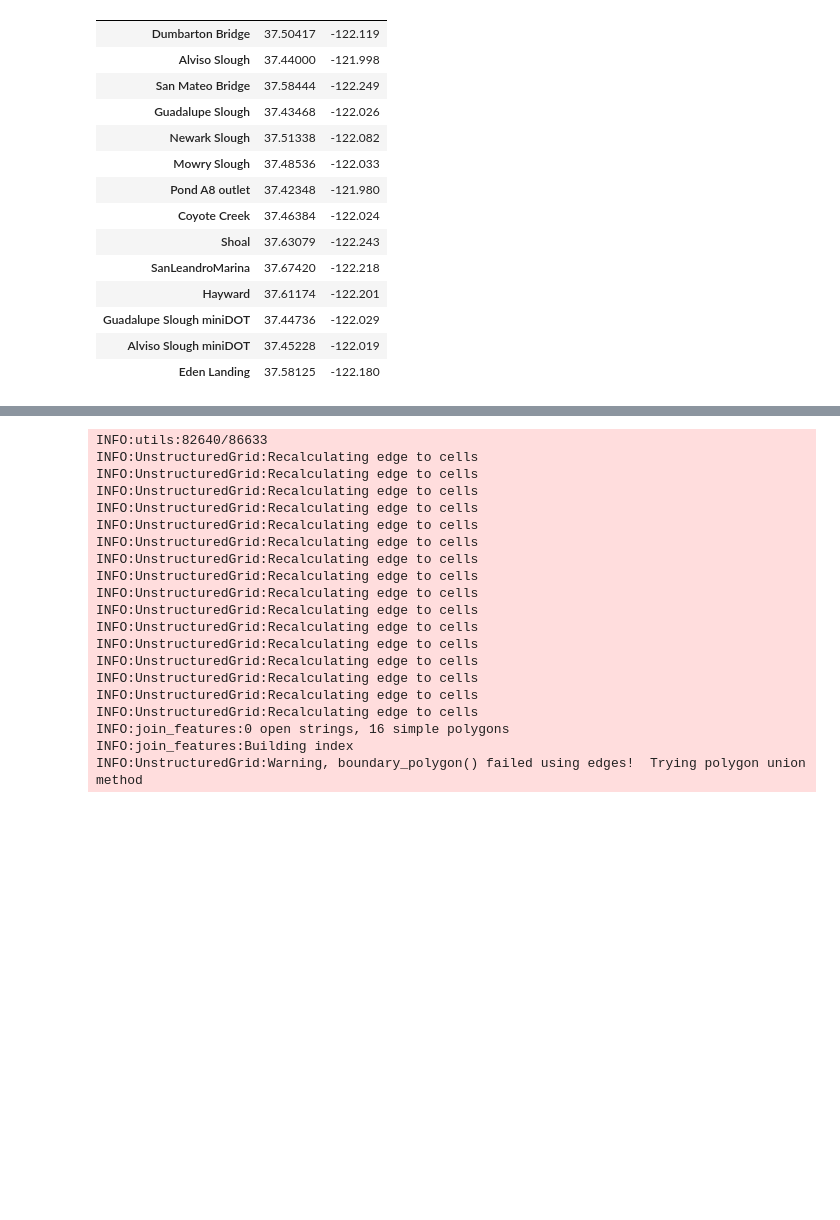
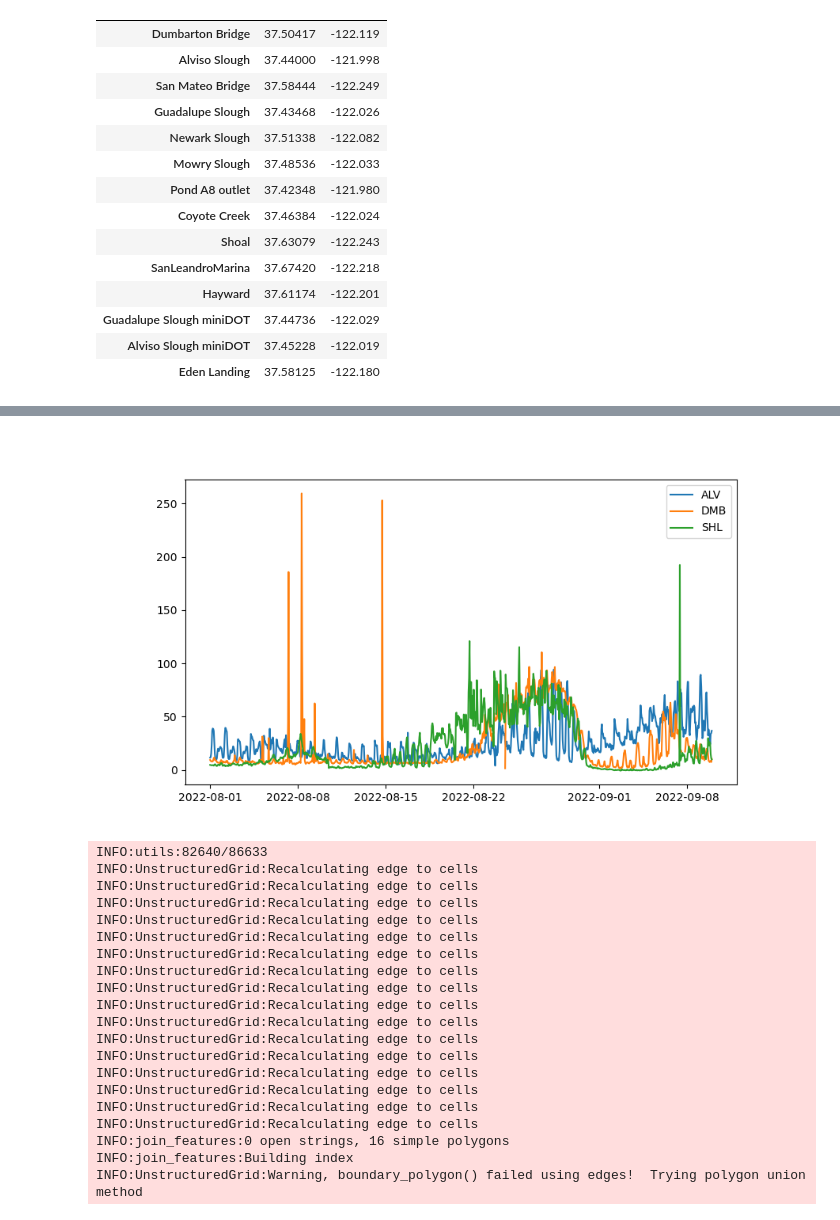
Before and after one commit to rustychris/wy2022_bloom, a Jupyter notebook: bloom_lagrangian_zoop_etal_opt_20260729.ipynb, the cells around one changed output, grey strips where cells are left out. Cells and saved outputs as stored; diff of their text form; code cells hidden in the pictures; blank space fills up the shorter version.

```diff
--- a/bloom_lagrangian_zoop_etal_opt_20260729.ipynb
+++ b/bloom_lagrangian_zoop_etal_opt_20260729.ipynb
@@ -104,3 +237,24 @@ df_mooring = df_SHL
+# %%
+if 1: # Check San Mateo Bridge, Alviso Slough for additional data
+    # maybe?? SM is missing a chunk and has very similar signal to SHL
+    # ALV shows a higher baseline before/after, and delayed arrival of
+    # the HAB. The higher baseline, presumably due to local production
+    # that's not heterosigma, will confuse fitting...
+    df_SM = load_mooring('SM','San Mateo Bridge')
+    df_ALV = load_mooring('ALV','Alviso Slough')
+    #df_NW = load_mooring('NW','Newark Slough') # extraneous(?) signal before 8/13 or so
+    #df_MOW = load_mooring('MOW','Mowry Slough') # no data
+
+    fig,ax = plt.subplots(figsize=(9,5))
+    #ax.plot(df_SM.time, df_SM.Chla_microgL,label='SM')
+    ax.plot(df_ALV.time, df_ALV.Chla_microgL,label='ALV')
+    ax.plot(df_DMB.time, df_DMB.Chla_microgL,label='DMB')
+    ax.plot(df_SHL.time, df_SHL.Chla_microgL, label='SHL')
+    #ax.plot(df_NW.time, df_NW.Chla_microgL, label='NW')
+    #ax.plot(df_MOW.time, df_MOW.Chla_microgL, label='MOW')
+    ax.legend()
+# %% [output]
+[figure, added]
 # %%
 if 0:
     fig,ax = plt.subplots()
```
Also changed, not shown: parts of 19 cells of this notebook, 19 other files.
